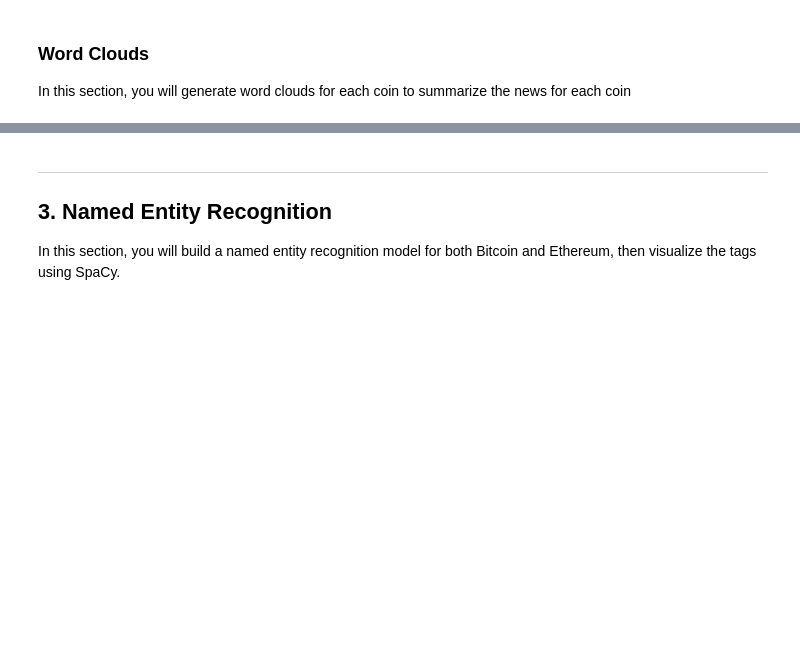
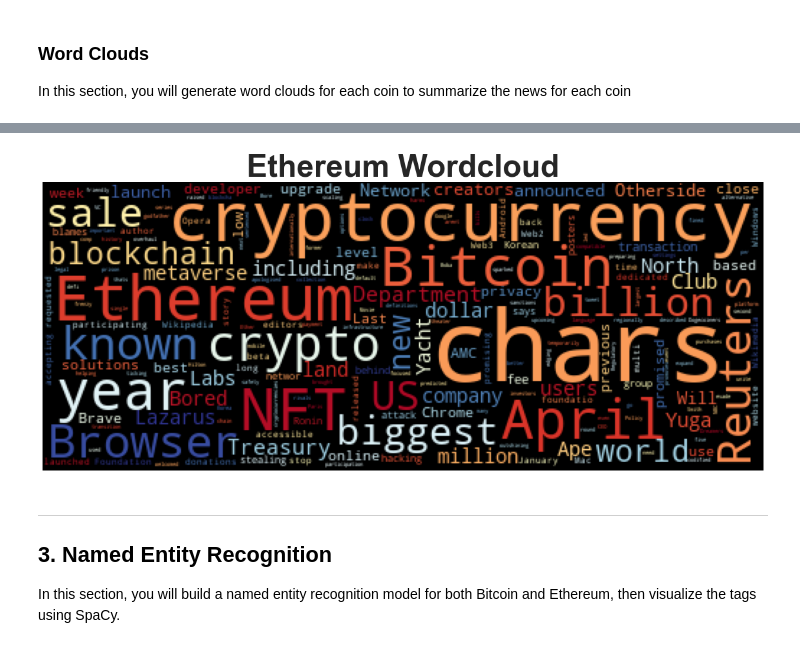
Before and after one commit to jjtiger/NLP-Sentiment-Analysis, a Jupyter notebook: Starter_Code/crypto_sentiment.ipynb, the cells around one changed output, grey strips where cells are left out. Cells and saved outputs as stored; diff of their text form; code cells hidden in the pictures; blank space fills up the shorter version.

```diff
--- a/Starter_Code/crypto_sentiment.ipynb
+++ b/Starter_Code/crypto_sentiment.ipynb
@@ -344,6 +354,8 @@ mpl.rcParams['figure.figsize'] = [20.0, 10.0]
 # %%
 # Generate the Ethereum word cloud
-# YOUR CODE HERE!
+wordcloud(eth.text.str.cat(), title = "Ethereum Wordcloud")
+# %% [output]
+[figure, added]
 # %% [markdown]
 ---
 ## 3. Named Entity Recognition
```
Also changed, not shown: parts of 26 cells of this notebook.
